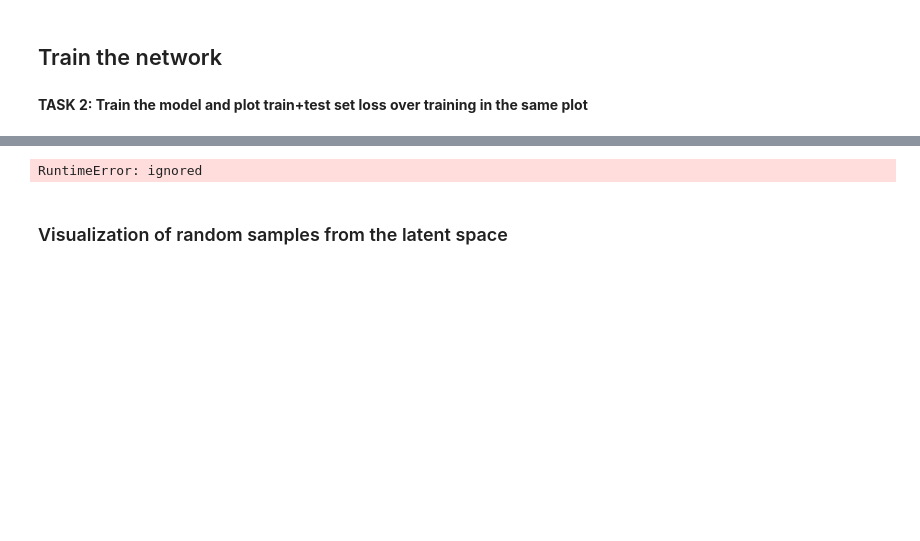
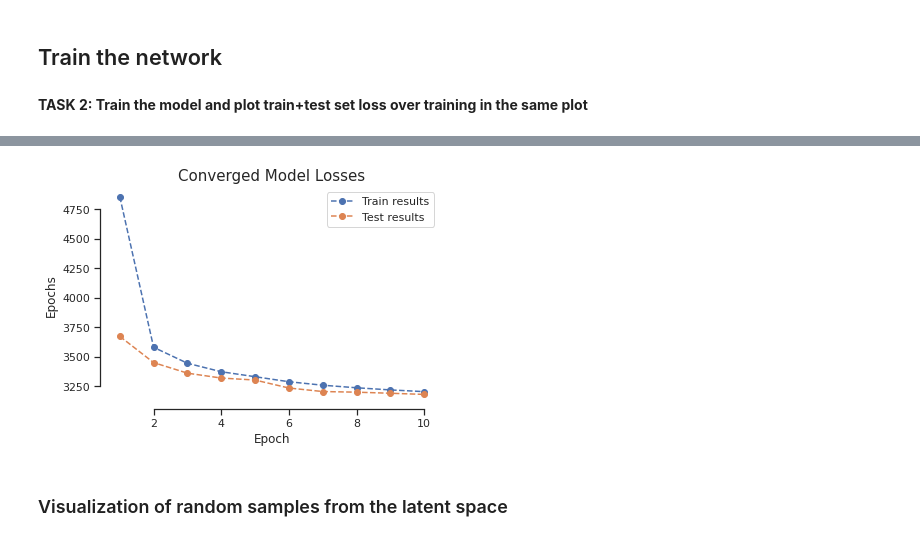
Before and after one commit to Marei33/Deep-Learning, a Jupyter notebook: Ex5_2021.ipynb, the cells around one changed output, grey strips where cells are left out. Saved outputs shown, nothing was run; the diff lists cells and outputs as text; code cells hidden in the pictures; blank space fills up the shorter version.

```diff
--- a/Ex5_2021.ipynb
+++ b/Ex5_2021.ipynb
@@ -275,26 +269,16 @@ def vae_loss(recon_x, x, mu, logvar):
     # summed over all elements and batch
     # TODO
 
-    J = len(x)
-
-    sum = 0
-    for i in range(J):
-      sum += (recon_x[i] - x[i])**2
-
-    mse_loss = 1/J * sum
-
+    MSE = nn.MSELoss(reduction='sum')
+    mse_loss = MSE(recon_x, x)
 
 
     # See Appendix B from VAE paper:
     # Kingma and Welling. Auto-Encoding Variational Bayes. ICLR, 2014
     # https://arxiv.org/abs/1312.6114
-    # TODO: kld_loss = 1/2 sum_j (1 + log(sigma_j^2) - mu_j^2 - sigma_j^2) if both the prior pθ(z) = N(0,I) and the posterior approximation qφ(z|x(i)) are Gaussian
+    # TODO: kld_loss = -1/2 sum_j (1 + log(sigma_j^2) - mu_j^2 - sigma_j^2) if both the prior pθ(z) = N(0,I) and the posterior approximation qφ(z|x(i)) are Gaussian
 
-    sum = 0
-    for j in range(len(x)):
-      sum += 1 + logvar[j]**2 - mu[j]**2 - torch.exp(logvar)**2
-
-    kld_loss = 1/2 * sum
+    kld_loss = - 1/2 * torch.sum(1 + logvar - mu**2 - torch.exp(logvar))
 
 
     total_loss = mse_loss + kld_loss
@@ -501,21 +405,20 @@ def plot(title, label, train_results, val_results, yscale='linear', save_path=No
 # %%
-def run_model(name, model, loss_function, train_dataloader, val_dataloader, lr=1e-3, num_epochs=10, patience=None):
+def run_model(name, model, loss_function, train_dataloader, test_dataloader, lr=1e-3, num_epochs=10):
 
   model.to(device)
 
   optimizer = optim.Adam(model.parameters(), lr=lr)
 
-  train_losses, val_losses = run_training(model, optimizer, loss_function, device, num_epochs, train_dataloader, val_dataloader)
+  train_losses, test_losses = run_training(model, optimizer, loss_function, device, num_epochs, train_dataloader, test_dataloader)
 
-  best_loss_value = np.array(val_losses).min()
-  best_loss_epoch = np.array(val_losses).argmin()
+  best_loss_value = np.array(test_losses).min()
+  best_loss_epoch = np.array(test_losses).argmin()
 
-  print(f"Lowest  validation loss: {best_loss_value} (in epoch {best_loss_epoch})")
+  print(f"Lowest test loss: {best_loss_value} (in epoch {best_loss_epoch})")
 
-  # plot("Converged Model Losses", "Epochs", train_losses, val_losses, yscale='linear', save_path=None, extra_pt="Loss", extra_pt_label=None)
-  # plot("Converged Model Accuracy", "Epochs", train_accs, val_accs, yscale='linear', save_path=None, extra_pt="Accuracy", extra_pt_label=None)
+  plot("Converged Model Losses", "Epochs", train_losses, test_losses, yscale='linear', save_path=None)
 
   torch.save(model.state_dict(), name)
 # %%
-run_model("VAE_1", model=model, loss_function=vae_loss, train_dataloader=train_loader, val_dataloader=test_loader)
+run_model("VAE_1", model=model, loss_function=vae_loss, train_dataloader=train_loader, test_dataloader=test_loader)
 # %% [output]
@@ -524,4 +427,4 @@ torch.Size([128, 7, 7])
-RuntimeError: ignored
+[figure, added]
 # %% [markdown]
 ### Visualization of random samples from the latent space
 # %% [markdown]
```
Also changed, not shown: parts of 10 cells of this notebook.
